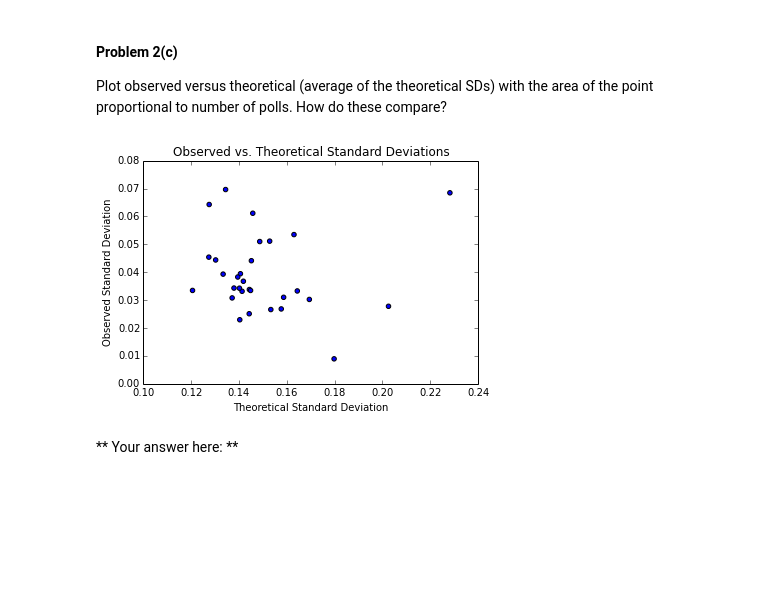
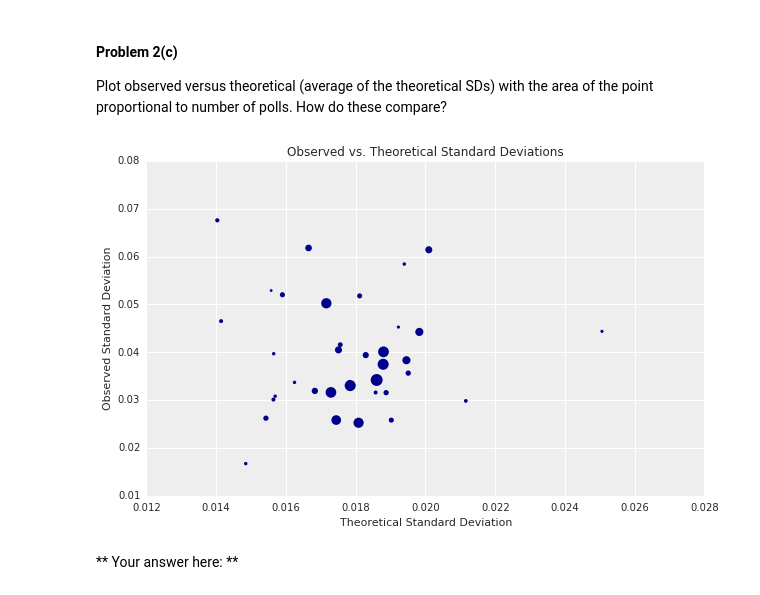
Before and after one commit to araftery/2014, a Jupyter notebook: homework/HW4.ipynb, the cells around one changed output. Drawn from its saved outputs; the diff is of its cells as text; code cells hidden in the pictures; blank space fills up the shorter version.

Commit message:
continue work

```diff
--- a/homework/HW4.ipynb
+++ b/homework/HW4.ipynb
@@ -101,8 +125,6 @@ Now creaate a master table information containing information about each race. C
 ### Your code here ###
 races = []
 for election in info:
-    if election['state'] == 'DE':
-        pprint.pprint(election)
     obj = {}
     incumbent = 'NA'
     estimates = election['estimates']
@@ -133,4 +155,10 @@ for election in info:
 candidates = pd.DataFrame(races)
 candidates = candidates[['State', 'D', 'R', 'Incumbent', 'Slug']]
 candidates = candidates.set_index('Slug')
-display(candidates.head())
+candidates = candidates.drop('2014-new-hampshire-senate-bass-vs-shaheen')
+
+# TODO
+ri_slug = '2014-rhode-island-senate-zaccaria-vs-reed'
+candidates.loc[ri_slug, 'D'] = u'Jack Reed'
+candidates.loc[ri_slug, 'R'] = u'Mark Zaccaria'
+candidates.loc[ri_slug, 'Incumbent'] = u'D'
@@ -176,25 +185,19 @@ Compute the square root of these values in Problem 2(b) for the republican candi
 for slug in polls:
     data = polls[slug]
     republican = candidates.ix[slug, :]['R']
-    # TODO
-    try:
-        if np.isnan(republican):
-            continue
-    except:
-        pass
-        data['republican_percentage'] = data['choices'].apply(lambda x: float(x[republican.split(' ')[-1]]) / 100.0)
+    data['republican_percentage'] = data['choices'].apply(lambda x: float(x[republican.split(' ')[-1]]) / 100.0)
 
 theoretical_stds = {}
 observed_stds = {}
+expected_republican = {}
 for slug in polls:
     data = polls[slug]
-    # TODO
-    if not 'republican_percentage' in data.columns:
-        continue
+    p = data['republican_percentage'].mean()
     data['numobs'] = data['numobs'].astype(float)
-    data['var'] = (data['numobs'] * data['republican_percentage']) * (1 - data['republican_percentage'])
-    theoretical_stds[slug] = np.sqrt(data['var'].mean()) / 100.0
-    observed_stds[slug] = data['republican_percentage'].std()
+    data['var'] = (1 / data['numobs']) * p * (1 - p)
+    theoretical_stds[slug] = np.sqrt(data['var'].mean())
+    observed_stds[slug] = (data['republican_percentage']).std()
+    expected_republican[slug] = p
 # %% [markdown]
 #### Problem 2(c)
 
@@ -202,17 +205,18 @@ Plot observed versus theoretical (average of the theoretical SDs) with the area
 # %%
 ### Your code here ###
 
 # make sure we're comparing apples to apples
 observed = [i[1] for i in sorted(observed_stds.items(), key=lambda x: x[0])]
 theoretical = [i[1] for i in sorted(theoretical_stds.items(), key=lambda x: x[0])]
+num_polls = np.array([len(polls[i[0]]) for i in sorted(polls.items(), key=lambda x: x[0])])
 
-plt.scatter(x=theoretical, y=observed)
+plt.scatter(x=theoretical, y=observed, s=num_polls * 2, c="darkblue")
 plt.xlabel('Theoretical Standard Deviation')
 plt.ylabel('Observed Standard Deviation')
 plt.title('Observed vs. Theoretical Standard Deviations')
 plt.show()
 # %% [output]
-[figure, old version]
+[figure, new version]
 # %% [markdown]
 ** Your answer here: **
 # %% [markdown]
```
Also changed, not shown: parts of 27 cells of this notebook.
